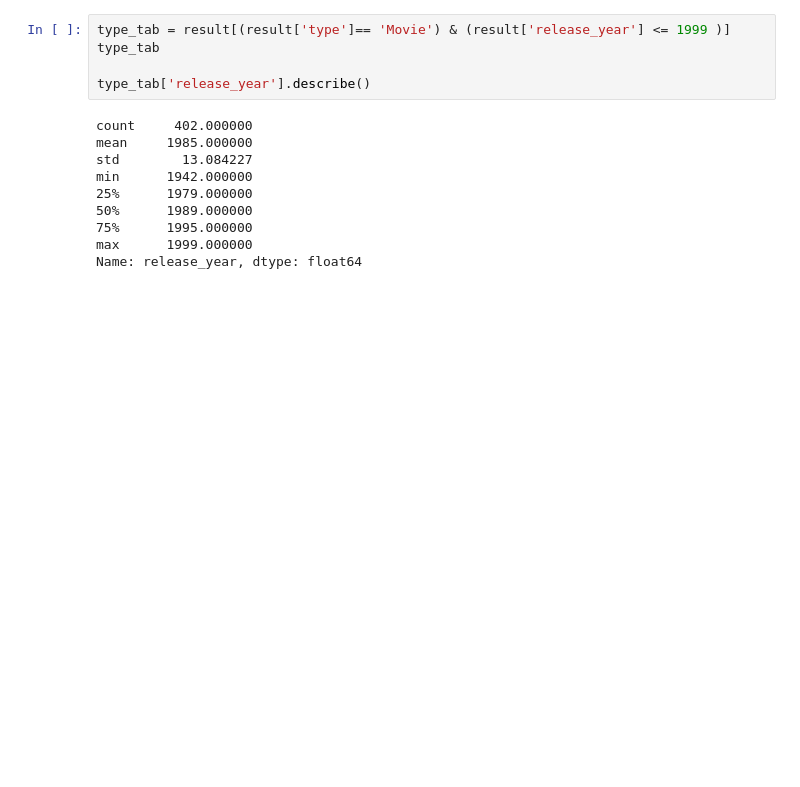
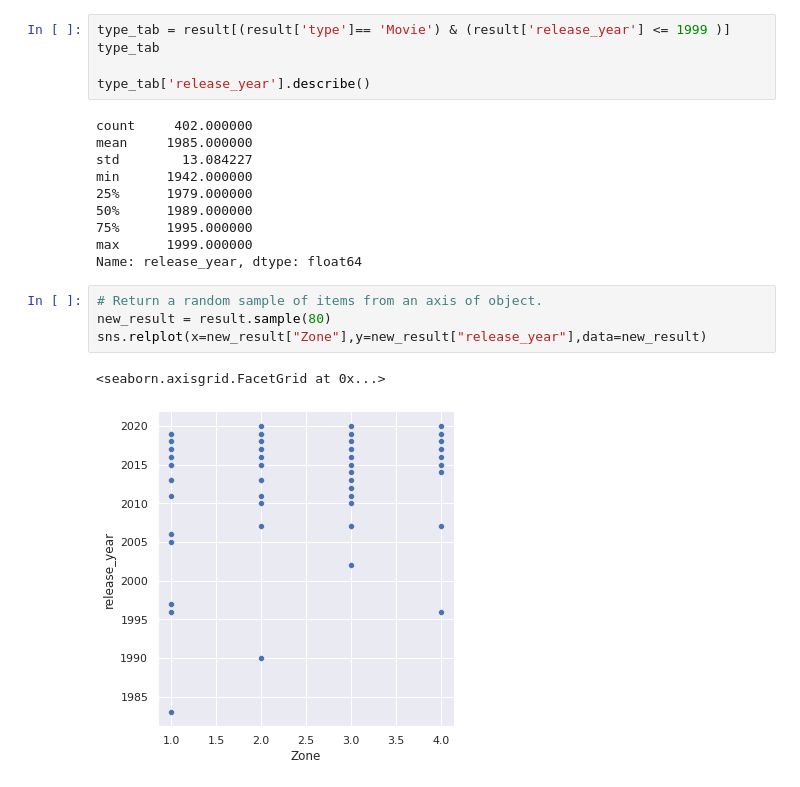
Before and after one commit to leandroalmada86/projet-python-dataviz, a Jupyter notebook: projet_netflix_title.ipynb, the cells around one changed output. Cells and saved outputs as stored; diff of their text form; blank space fills up the shorter version.

```diff
--- a/projet_netflix_title.ipynb
+++ b/projet_netflix_title.ipynb
@@ -178,3 +198,10 @@ min      1942.000000
 75%      1995.000000
 max      1999.000000
 Name: release_year, dtype: float64
+# %%
+# Return a random sample of items from an axis of object.
+new_result = result.sample(80)
+sns.relplot(x=new_result["Zone"],y=new_result["release_year"],data=new_result)
+# %% [output]
+<seaborn.axisgrid.FacetGrid at 0x...>
+[figure, added]
```
Also changed, not shown: parts of 7 cells of this notebook.
